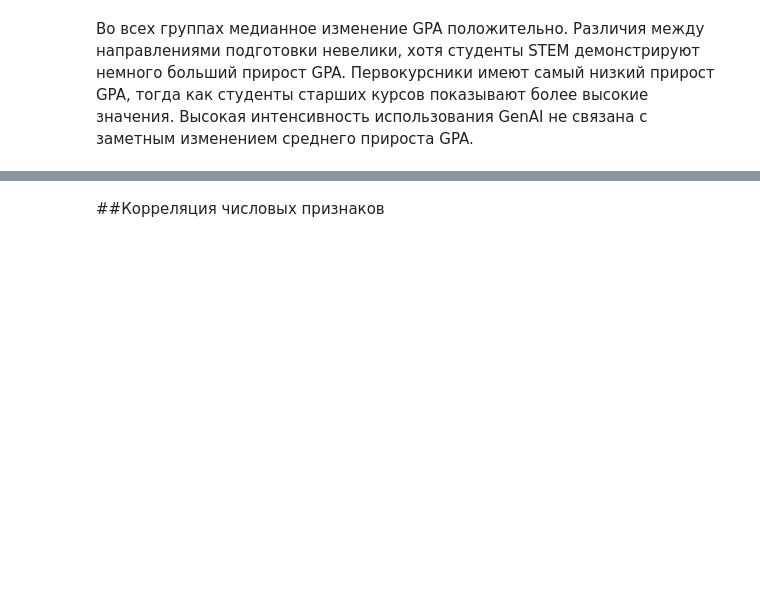
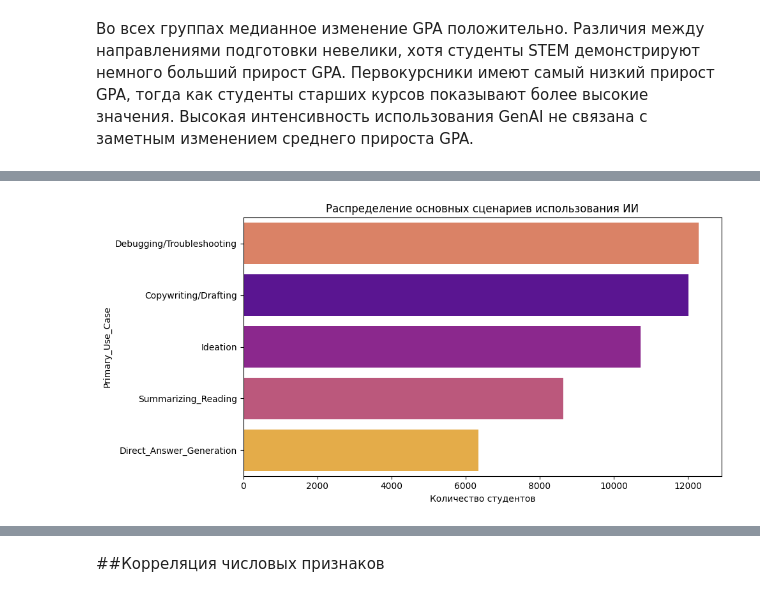
Before and after one commit to AnastasiaDolotova/ai-student-impact, a Jupyter notebook: ai_student_impact.ipynb, the cells around one changed output, grey strips where cells are left out. Saved outputs shown, nothing was run; the diff lists cells and outputs as text; code cells hidden in the pictures; blank space fills up the shorter version.

Commit message:
Add Primary_Use_Case analysis to EDA

```diff
--- a/ai_student_impact.ipynb
+++ b/ai_student_impact.ipynb
@@ -366,0 +369,9 @@ plt.show()
+# %%
+use_case_dist = df['Primary_Use_Case'].value_counts()
+use_case_pct = df['Primary_Use_Case'].value_counts(normalize=True) * 100
+
+use_case_summary = pd.DataFrame({
+    'Количество': use_case_dist,
+    'Процент': use_case_pct.round(1)
+})
+use_case_summary
@@ -366,0 +386,10 @@ plt.show()
+# %%
+plt.figure(figsize=(10, 5))
+sns.countplot(data=df, y='Primary_Use_Case', hue='Primary_Use_Case', legend=False, order=use_case_dist.index,
+              palette='plasma')
+plt.xlabel('Количество студентов')
+plt.title('Распределение основных сценариев использования ИИ')
+plt.tight_layout()
+plt.show()
+# %% [output]
+[figure, added]
```
Also changed, not shown: parts of 5 cells of this notebook.
